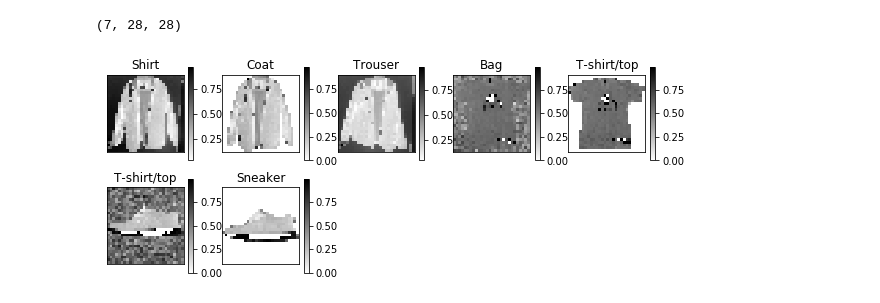
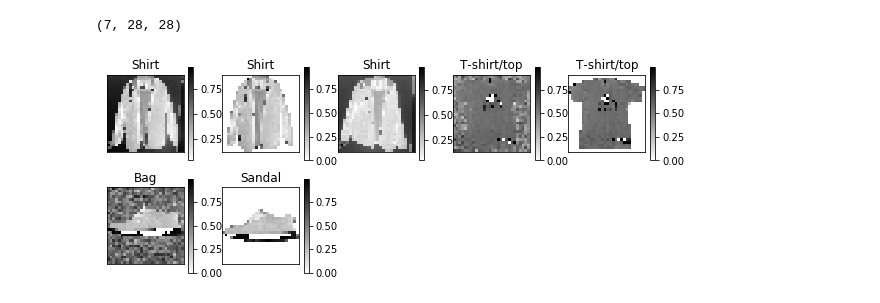
Before and after one commit to thho/dl_ws, a Jupyter notebook: mnist_fashion.ipynb, the cells around one changed output. Cells and saved outputs as stored; diff of their text form; code cells hidden in the pictures.

```diff
--- a/mnist_fashion.ipynb
+++ b/mnist_fashion.ipynb
@@ -646,6 +470,6 @@ Trainable params: 1,052,106
 Non-trainable params: 0
 _________________________________________________________________
 # %%
-model.compile(optimizer='adam',
+model_cnn.compile(optimizer='adam',
              loss='sparse_categorical_crossentropy',
              metrics=['accuracy'])
@@ -659,5 +479,5 @@ model.compile(optimizer='adam',
 After our CNN has been built, we can start training and evaluation:
 # %%
 #training the model
-model.fit(train_images, train_labels, epochs=5)
+history_cnn = model_cnn.fit(x = train_images, y = train_labels, epochs=EPOCHS, validation_split=.1)
 # %% [output]
@@ -680,25 +508,0 @@ test_loss, test_acc = model.evaluate(test_images, test_labels)
-# %%
-#import libraries that can handle digital images and os commands
-import cv2
-import glob
-
-#get all jpg file paths
-img_list = glob.glob("./cloth/*.jpg")
-
-#prepare an object of type list to put all input images into it before
-#making a numpy array out of it
-ff_img = list([])
-
-#reading all images of type jpg, and preprocess them in a for loop
-#one imag eafter an other. Append each image to the prepared list object and
-#finally make a np.array of the list holding all images we want to predict
-for i in range(1,len(img_list)+1):
-    img = cv2.imread(img_list[i-1])
-    gray = cv2.cvtColor(img, cv2.COLOR_BGR2GRAY)
-    rs_gray = cv2.resize(gray, (28, 28))
-    ff_img.append(rs_gray)
-
-ff_img = np.array(ff_img) / 255
-ff_img[ff_img==1]=0
-
-print(ff_img.shape)
@@ -712,7 +518,7 @@ print(ff_img.shape)
 (7, 28, 28, 1)
 # %%
 #predict the classes for all custom images
-predictions = model.predict(ff_img)
+predictions_cnn = model_cnn.predict(ff_img)
 # %%
 #rereshape to plot data
 ff_img = ff_img.reshape((7, 28, 28))
@@ -722,14 +528,14 @@ print(ff_img.shape)
 # %%
 #plot all predicted images with their class names
 plt.figure(figsize=(10,10))
 for i in range(len(img_list)):
     plt.subplot(5,5,i+1)
     plt.xticks([])
     plt.yticks([])
     plt.grid(False)
     plt.imshow(ff_img[i], cmap=plt.cm.binary)
-    plt.title(class_names[np.argmax(predictions[i])])
+    plt.title(class_names[np.argmax(predictions_cnn[i])])
     plt.colorbar()
 plt.show()
 # %% [output]
-[figure, old version]
+[figure, new version]
```
Also changed, not shown: parts of 75 cells of this notebook.
